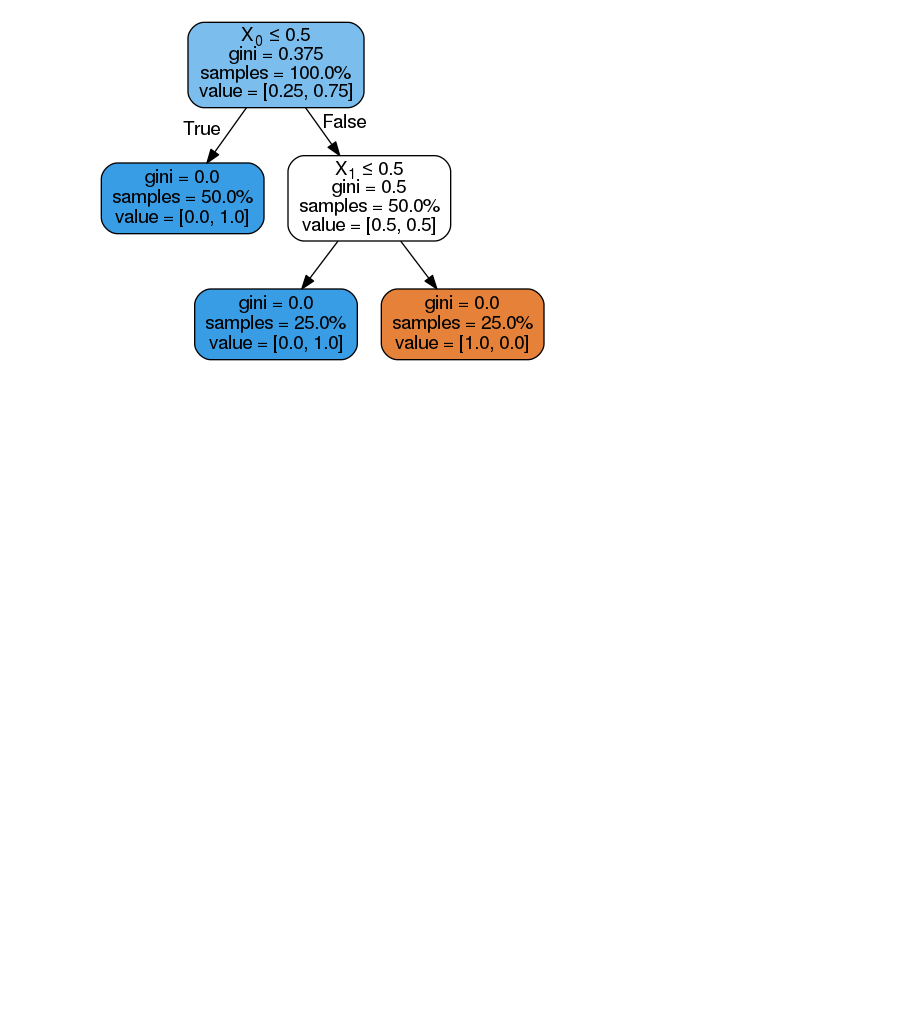
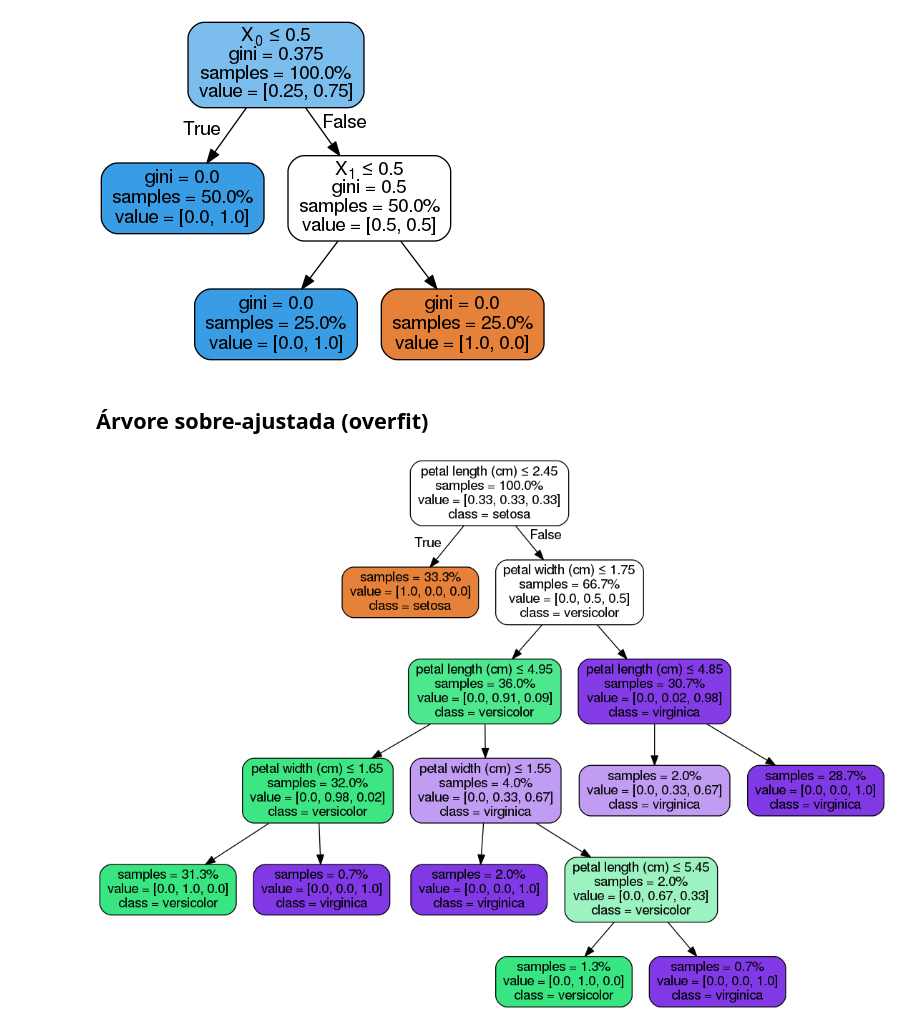
Before and after one commit to hekima/aulas, a Jupyter notebook: machine_learning/arvores/arvores_decisao.ipynb, the cells around one changed output. Cells and saved outputs as stored; diff of their text form; code cells hidden in the pictures; blank space fills up the shorter version.

Commit message:
[ML-decision-tree] Exemplo de overfitting & instabilidade das árvores.

```diff
--- a/machine_learning/arvores/arvores_decisao.ipynb
+++ b/machine_learning/arvores/arvores_decisao.ipynb
@@ -118,3 +118,24 @@ graph = pydotplus.graph_from_dot_data(dot_data)
 Image(graph.create_png())
 # %% [output]
 [figure]
+# %% [markdown]
+## Árvore sobre-ajustada (overfit)
+# %%
+X, y = iris.data[:, -2:], iris.target
+
+dt = tree.DecisionTreeClassifier(max_depth=None, max_features=1.0, random_state=123)
+dt = dt.fit(X, y)
+
+# vamos mostrar a estrutura da árvore
+# scikit facilita demasiadamente nossa vida.
+dot_data = tree.export_graphviz(dt, out_file=None,
+                         feature_names=iris.feature_names[-2:],
+                         class_names=iris.target_names,
+                         impurity=False, proportion= True,
+                         filled=True, rounded=True,
+                         special_characters=True)
+graph = pydotplus.graph_from_dot_data(dot_data)
+
+Image(graph.create_png())
+# %% [output]
+[figure, added]
```
Also changed, not shown: parts of 5 cells of this notebook.
